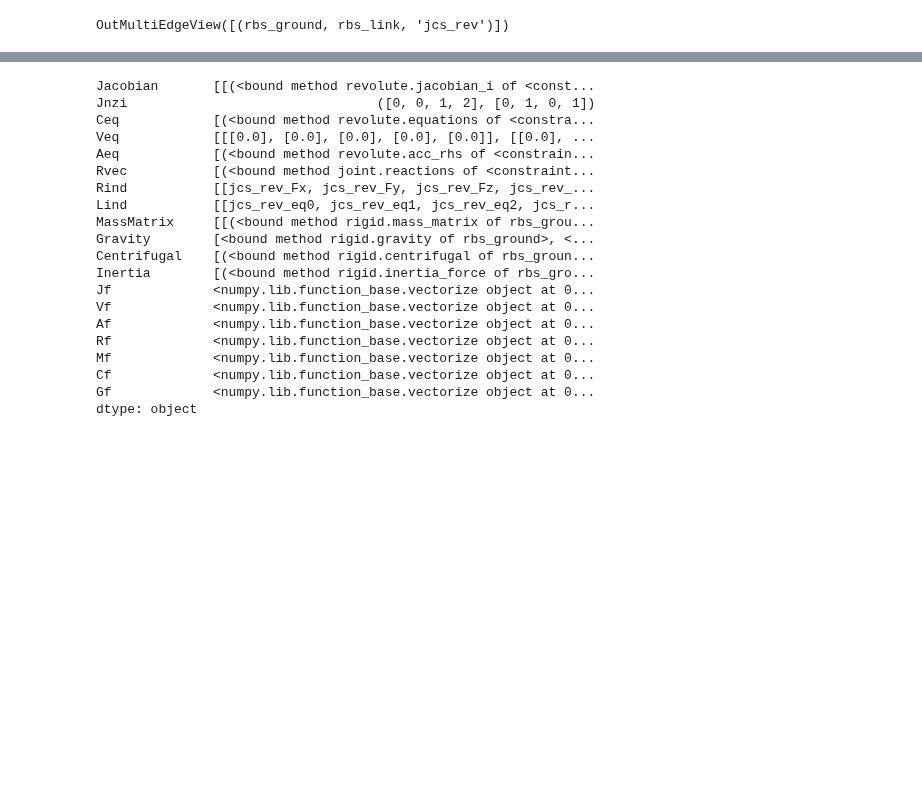
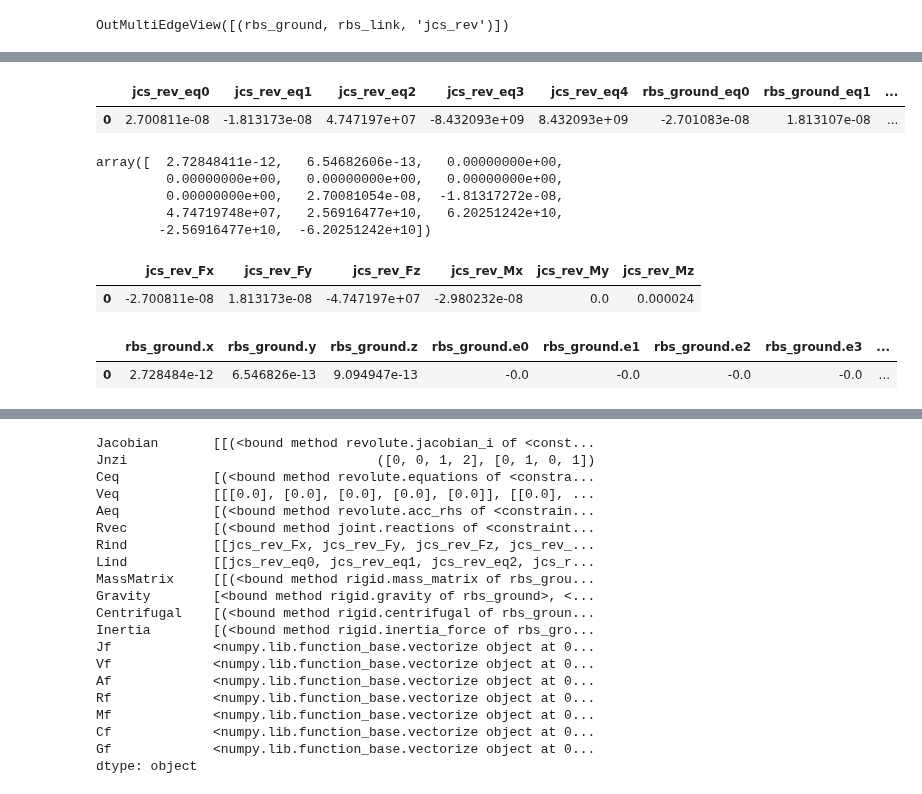
Before and after one commit to khaledghobashy/asurt_cdt, a Jupyter notebook: models/fourbar/fourbar.ipynb, the cells around one changed output, grey strips where cells are left out. Cells and saved outputs as stored; diff of their text form; code cells hidden in the pictures; blank space fills up the shorter version.

```diff
--- a/models/fourbar/fourbar.ipynb
+++ b/models/fourbar/fourbar.ipynb
@@ -507,0 +561,23 @@ dop853: larger nmax is needed
+# %%
+lamda_df
+# %% [output]
+|  | jcs_rev_eq0 | jcs_rev_eq1 | jcs_rev_eq2 | jcs_rev_eq3 | jcs_rev_eq4 | rbs_ground_eq0 | rbs_ground_eq1 | ... |
+| 0 | 2.700811e-08 | -1.813173e-08 | 4.747197e+07 | -8.432093e+09 | 8.432093e+09 | -2.701083e-08 | 1.813107e-08 | ... |
+# %%
+Qc
+# %% [output]
+array([  2.72848411e-12,   6.54682606e-13,   0.00000000e+00,
+         0.00000000e+00,   0.00000000e+00,   0.00000000e+00,
+         0.00000000e+00,   2.70081054e-08,  -1.81317272e-08,
+         4.74719748e+07,   2.56916477e+10,   6.20251242e+10,
+        -2.56916477e+10,  -6.20251242e+10])
+# %%
+JR_df
+# %% [output]
+|  | jcs_rev_Fx | jcs_rev_Fy | jcs_rev_Fz | jcs_rev_Mx | jcs_rev_My | jcs_rev_Mz |
+| 0 | -2.700811e-08 | 1.813173e-08 | -4.747197e+07 | -2.980232e-08 | 0.0 | 0.000024 |
+# %%
+acceleration_df
+# %% [output]
+|  | rbs_ground.x | rbs_ground.y | rbs_ground.z | rbs_ground.e0 | rbs_ground.e1 | rbs_ground.e2 | rbs_ground.e3 | ... |
+| 0 | 2.728484e-12 | 6.546826e-13 | 9.094947e-13 | -0.0 | -0.0 | -0.0 | -0.0 | ... |
```
Also changed, not shown: parts of 10 cells of this notebook, 3 other files.
